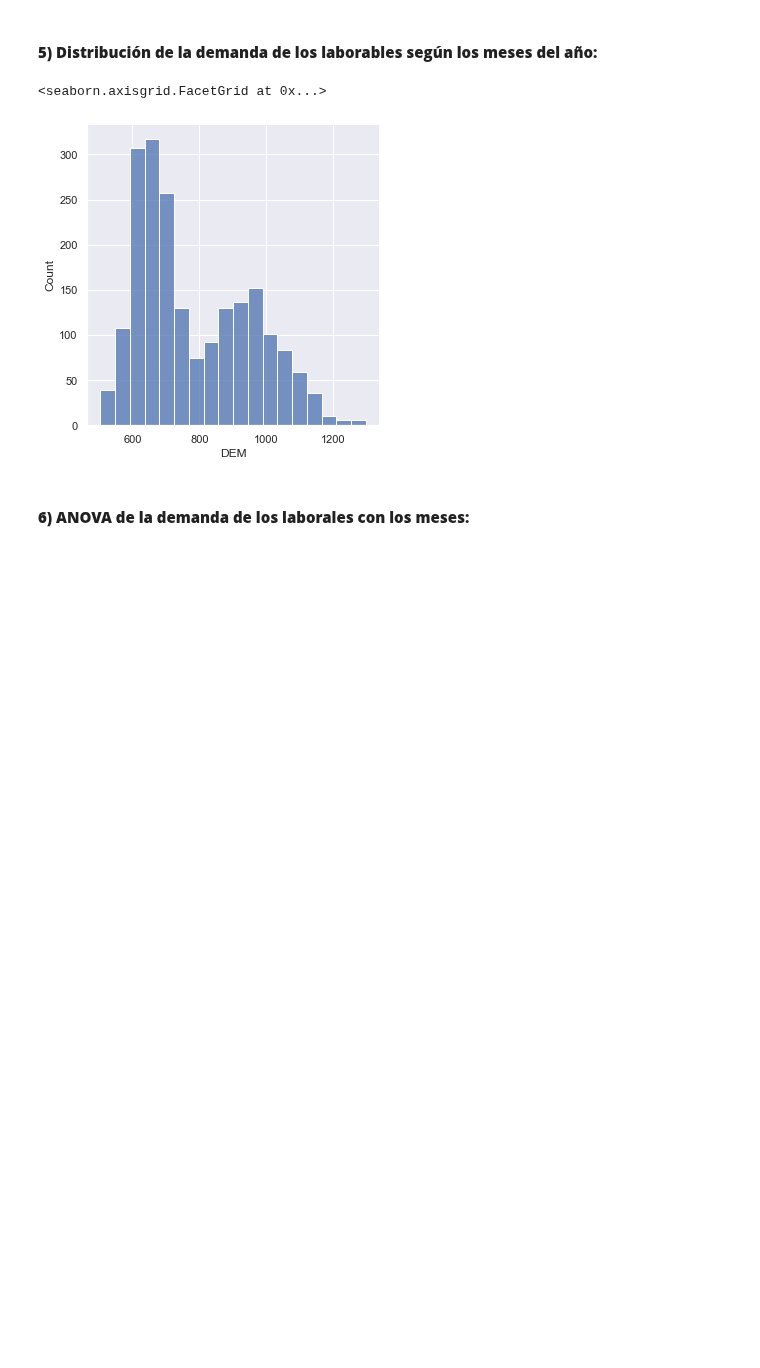
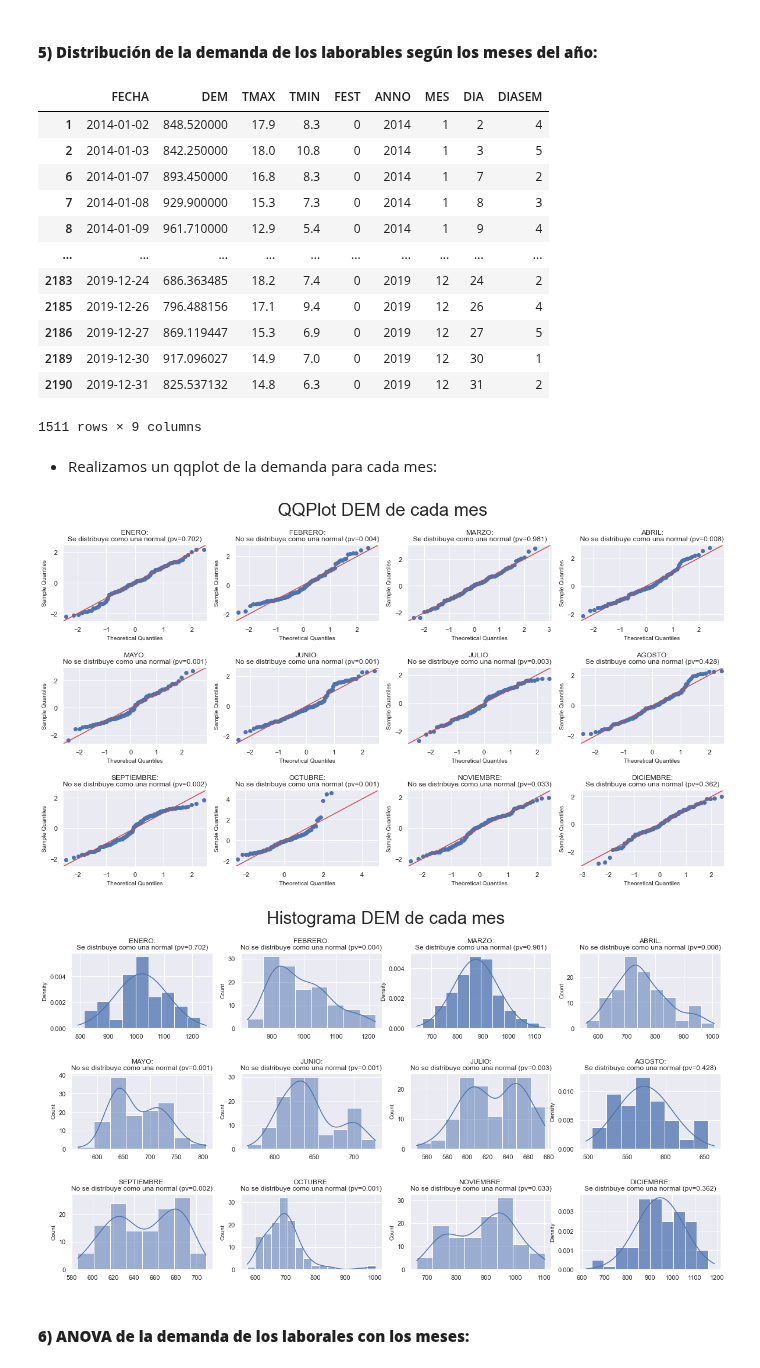
Before and after one commit to SeroviICAI/TRABAJO-1-ESTADISTICA-DESCRIPTIVA, a Jupyter notebook: notebooks/inferencia.ipynb, the cells around one changed output. Drawn from its saved outputs; the diff is of its cells as text; code cells hidden in the pictures; blank space fills up the shorter version.

```diff
--- a/notebooks/inferencia.ipynb
+++ b/notebooks/inferencia.ipynb
@@ -79,10 +81,68 @@ dataframe_no_laborales = pd.concat([dataframe_dias_festivos, dataframe_sab_dom])
 # Quitamos duplicados
 dataframe_no_laborales = dataframe_no_laborales.drop_duplicates()
 dataframe_laborales = dataframe[dataframe['FECHA'].isin(dataframe_no_laborales['FECHA']) == False]
-sns.displot(dataframe_laborales['DEM'])
+dataframe_laborales = dataframe_laborales[dataframe_laborales['ANNO'] < 2020]
+dataframe_laborales
 # %% [output]
+|  | FECHA | DEM | TMAX | TMIN | FEST | ANNO | MES | DIA | DIASEM |
+| 1 | 2014-01-02 | 848.520000 | 17.9 | 8.3 | 0 | 2014 | 1 | 2 | 4 |
+| 2 | 2014-01-03 | 842.250000 | 18.0 | 10.8 | 0 | 2014 | 1 | 3 | 5 |
+| 6 | 2014-01-07 | 893.450000 | 16.8 | 8.3 | 0 | 2014 | 1 | 7 | 2 |
+| 7 | 2014-01-08 | 929.900000 | 15.3 | 7.3 | 0 | 2014 | 1 | 8 | 3 |
+| 8 | 2014-01-09 | 961.710000 | 12.9 | 5.4 | 0 | 2014 | 1 | 9 | 4 |
+| ... | ... | ... | ... | ... | ... | ... | ... | ... | ... |
+| 2183 | 2019-12-24 | 686.363485 | 18.2 | 7.4 | 0 | 2019 | 12 | 24 | 2 |
+| 2185 | 2019-12-26 | 796.488156 | 17.1 | 9.4 | 0 | 2019 | 12 | 26 | 4 |
+| 2186 | 2019-12-27 | 869.119447 | 15.3 | 6.9 | 0 | 2019 | 12 | 27 | 5 |
+| 2189 | 2019-12-30 | 917.096027 | 14.9 | 7.0 | 0 | 2019 | 12 | 30 | 1 |
+| 2190 | 2019-12-31 | 825.537132 | 14.8 | 6.3 | 0 | 2019 | 12 | 31 | 2 |
-<seaborn.axisgrid.FacetGrid at 0x...>
+1511 rows × 9 columns
-[figure, removed]
+# %% [markdown]
+- Realizamos un qqplot de la demanda para cada mes:
+# %%
+dicc_mes = {'ENERO': 1, 'FEBRERO': 2, 'MARZO': 3, 'ABRIL': 4, 'MAYO': 5, 'JUNIO': 6, 'JULIO': 7,
+            'AGOSTO': 8, 'SEPTIEMBRE': 9, 'OCTUBRE': 10, 'NOVIEMBRE': 11, 'DICIEMBRE': 12}
+
+plt.rcParams['axes.labelsize'] = 10
+fig, axs = plt.subplots(3, 4, figsize = (20,10))
+fig.subplots_adjust(wspace = 0.2, hspace = 0.6)
+
+fig2, axs2 = plt.subplots(3, 4, figsize = (20,10))
+fig2.subplots_adjust(wspace = 0.2, hspace = 0.6)
+
+for mes in dicc_mes:
+    num_MES = dicc_mes[mes]
+    current_ax = axs[0, num_MES-1] if num_MES < 5 else axs[1, num_MES-5] if num_MES < 9 else axs[2, num_MES-9]
+    current_ax2 = axs2[0, num_MES-1] if num_MES < 5 else axs2[1, num_MES-5] if num_MES < 9 else axs2[2, num_MES-9]
+    array = np.array(dataframe_laborales[dataframe_laborales['MES'] == num_MES]['DEM'])
+
+    p_value = sm.stats.diagnostic.kstest_normal(array, dist='norm', pvalmethod='table')[1]
+
+    # qqplots
+    sm.qqplot(array, line='45', fit=True, dist=stats.norm, ax = current_ax)
+    current_ax.set_title(f'{mes}:\n{"Se" if p_value >= 0.05 else "No se"} distribuye como una normal (pv={round(p_value,3)})',
+                        fontsize = 12)
+
+    # histogramas
+    if p_value >= 0.05:
+        ax = sns.histplot(array, stat='density', ax = current_ax2)
+        mu, std = stats.norm.fit(array)
+        xx = np.linspace(*ax.get_xlim(),100)
+        current_ax2.plot(xx, stats.norm.pdf(xx, mu, std))
+    else:
+        sns.histplot(array, kde = True, ax = current_ax2)
+
+    current_ax2.set_title(f'{mes}:\n{"Se" if p_value >= 0.05 else "No se"} distribuye como una normal (pv={round(p_value,3)})',
+                        fontsize = 12)
+
+fig.suptitle('QQPlot DEM de cada mes', fontsize = 30)
+fig2.suptitle('Histograma DEM de cada mes', fontsize = 30)
+fig.savefig('../reports/figures/QQPlot DEM de cada mes.png', bbox_inches='tight')
+fig2.savefig('../reports/figures/Histograma DEM de cada mes.png', bbox_inches='tight')
+plt.show()
+# %% [output]
+[figure, added]
+[figure, added]
 # %% [markdown]
 #### **6) ANOVA de la demanda de los laborales con los meses:**
 # %%
```
Also changed, not shown: parts of 4 cells of this notebook, 2 other files.
